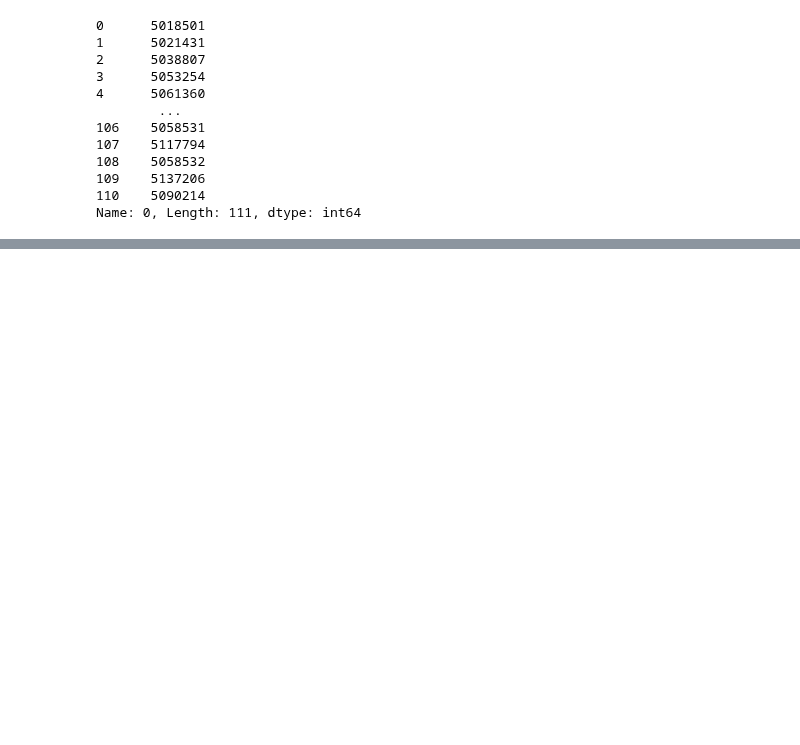
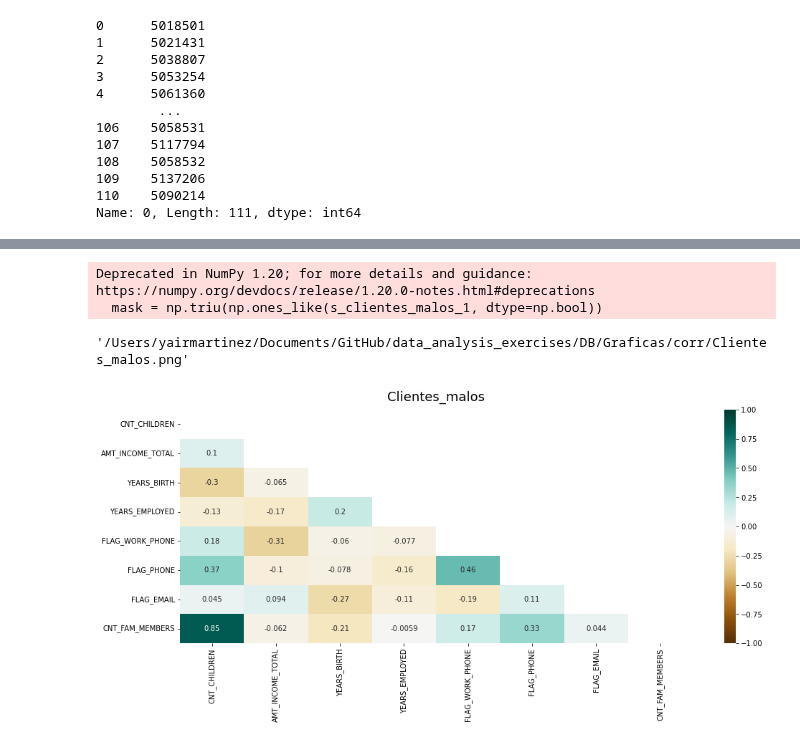
Before and after one commit to lymc33/Data_analysis_exercises, a Jupyter notebook: KPI_exercise/4_client_corr.ipynb, the cells around one changed output, grey strips where cells are left out. Drawn from its saved outputs; the diff is of its cells as text; code cells hidden in the pictures; blank space fills up the shorter version.

```diff
--- a/KPI_exercise/4_client_corr.ipynb
+++ b/KPI_exercise/4_client_corr.ipynb
@@ -153,2 +115,0 @@ Name: CODE_GENDER, Length: 96, dtype: object
-# %%
-df_clientes_malos = df.drop(df.index[df['colA'] < 0])
@@ -155,10 +120,20 @@ df_clientes_malos = df.drop(df.index[df['colA'] < 0])
 # %%
-# Se elimina ID en la correlacion para evitar valores incongruentes y YEARS_EMPLOYED se deja
+# Se elimina ID en la correlacion para evitar valores incongruentes
 
-# df_clientes_malos = df_clientes_malos.drop(['ID', 'YEARS_EMPLOYED'], axis = 1)
-# df_clientes_regulares = df_clientes_regulares.drop(['ID', 'YEARS_EMPLOYED'], axis = 1)
-# df_clientes_vip = df_clientes_vip.drop(['ID', 'YEARS_EMPLOYED'], axis = 1)
+# dfAll_m = dfAll_m.dropna()
 
-# 'FLAG_MOBIL'
+df_clientes_malos = df_clientes_malos.drop(['ID'], axis = 1)
+df_clientes_regulares = df_clientes_regulares.drop(['ID'], axis = 1)
+df_clientes_vip = df_clientes_vip.drop(['ID'], axis = 1)
+
+# Se eliminan valores vacíos en
+
+df_clientes_malos = df_clientes_malos.dropna()
+df_clientes_regulares = df_clientes_regulares.dropna()
+df_clientes_vip = df_clientes_vip.dropna()
+
+df_clientes_malos_str = df_clientes_malos
+df_clientes_regulares_str = df_clientes_regulares
+df_clientes_vip_str = df_clientes_vip
 # %%
 df_clientes_malos
@@ -184,20 +203,27 @@ shutil.move(pos1,pos2)
 # %%
-df_clientes_malos = df_clientes_malos.drop(['FLAG_MOBIL'], axis = 1)
-df_clientes_regulares = df_clientes_regulares.drop(['FLAG_MOBIL'], axis = 1)
-df_clientes_vip = df_clientes_vip.drop(['FLAG_MOBIL'], axis = 1)
+# Se elimina Flag Mobil por inconsistencia
 
-s_clientes_malos = df_clientes_malos.corr()
-s_clientes_regulares = df_clientes_regulares.corr()
-s_clientes_vip = df_clientes_vip.corr()
+df_clientes_malos_1 = df_clientes_malos.drop(['FLAG_MOBIL'], axis = 1)
+df_clientes_regulares_1 = df_clientes_regulares.drop(['FLAG_MOBIL'], axis = 1)
+df_clientes_vip_1 = df_clientes_vip.drop(['FLAG_MOBIL'], axis = 1)
+
+s_clientes_malos_1 = df_clientes_malos_1.corr()
+s_clientes_regulares_1 = df_clientes_regulares_1.corr()
+s_clientes_vip_1 = df_clientes_vip_1.corr()
 # %%
 plt.figure(figsize=(16, 6))
-mask = np.triu(np.ones_like(s_clientes_malos, dtype=np.bool))
-heatmap = sns.heatmap(s_clientes_malos, mask= mask, vmin=-1, vmax=1, annot=True, cmap='BrBG')
+mask = np.triu(np.ones_like(s_clientes_malos_1, dtype=np.bool))
+heatmap = sns.heatmap(s_clientes_malos_1, mask= mask, vmin=-1, vmax=1, annot=True, cmap='BrBG')
 heatmap.set_title('Clientes_malos', fontdict={'fontsize':18}, pad=12);
 
 plt.savefig('Clientes_malos.png', dpi=300, bbox_inches='tight')
 pos1= '/Users/yairmartinez/Documents/GitHub/data_analysis_exercises/KPI_exercise/Clientes_malos.png'
-pos2= '/Users/yairmartinez/Documents/GitHub/data_analysis_exercises/DB/Graficas/Clientes_malos.png'
+pos2= '/Users/yairmartinez/Documents/GitHub/data_analysis_exercises/DB/Graficas/corr/Clientes_malos.png'
 shutil.move(pos1,pos2)
+# %% [output]
+Deprecated in NumPy 1.20; for more details and guidance: https://numpy.org/devdocs/release/1.20.0-notes.html#deprecations
+  mask = np.triu(np.ones_like(s_clientes_malos_1, dtype=np.bool))
+'/Users/yairmartinez/Documents/GitHub/data_analysis_exercises/DB/Graficas/corr/Clientes_malos.png'
+[figure, added]
 # %%
 plt.figure(figsize=(16, 6))
```
Also changed, not shown: parts of 41 cells of this notebook, 25 other files.
